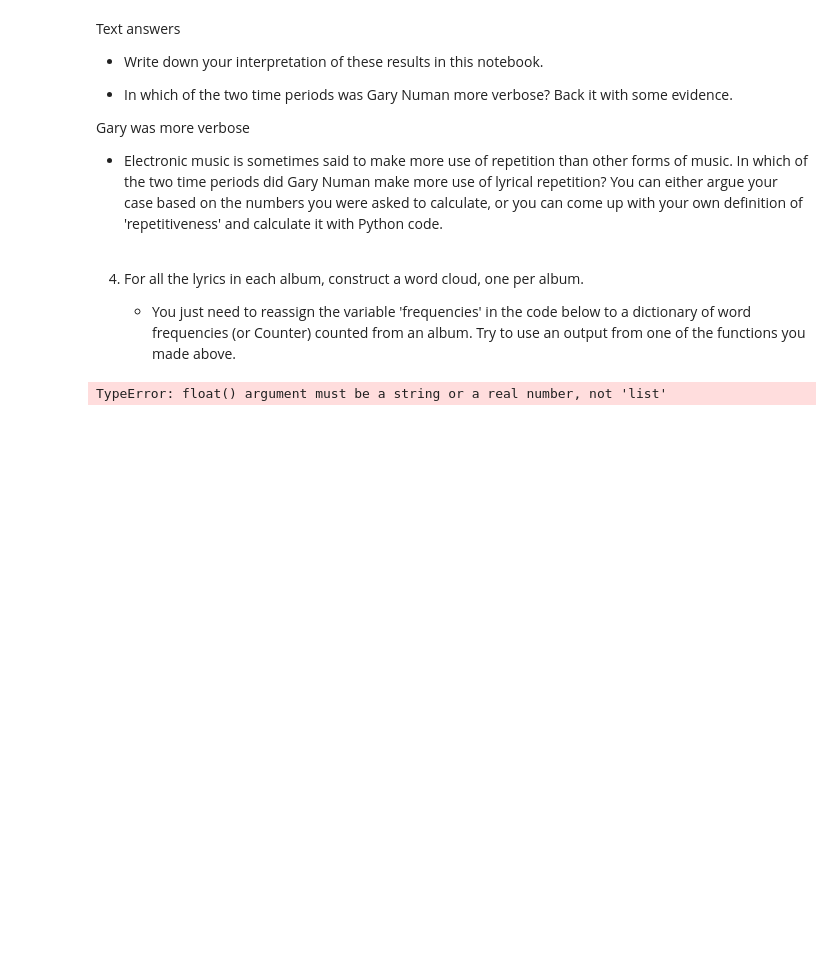
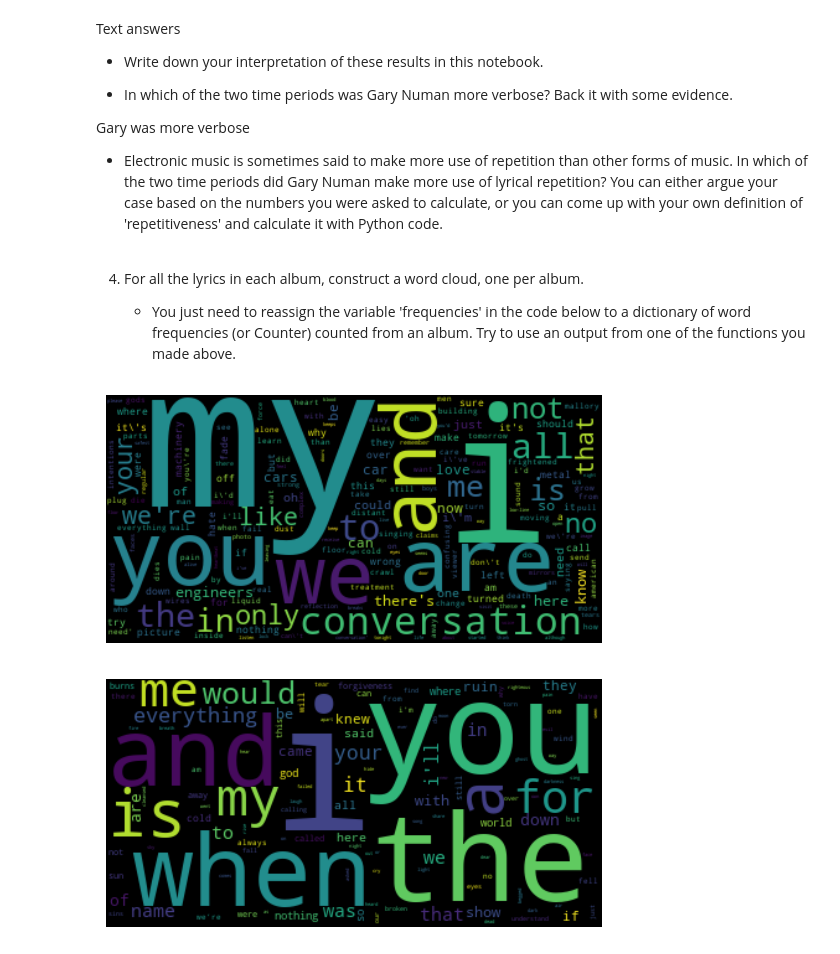
Before and after one commit to LeonardLehman/2023-coding-the-humanities, a Jupyter notebook: notebooks/assignments/CtH_MidtermAssignment_Leonards_Leimanis.ipynb, the cells around one changed output. Cells and saved outputs as stored; diff of their text form; code cells hidden in the pictures; blank space fills up the shorter version.

```diff
--- a/notebooks/assignments/CtH_MidtermAssignment_Leonards_Leimanis.ipynb
+++ b/notebooks/assignments/CtH_MidtermAssignment_Leonards_Leimanis.ipynb
@@ -759,19 +759,20 @@ Average word length in Cars: 3.54 characters
 # %%
 import matplotlib.pyplot as plt
 from wordcloud import WordCloud
 
 wordcloud_1979 = WordCloud()
-wordcloud_1979.generate_from_frequencies(frequencies=top_10_words_1979) #replace the string 'HERE!' with the relevant dictionary that contains your counts for the 1979 album
+wordcloud_1979.generate_from_frequencies(frequencies=word_counts_1979) #replace the string 'HERE!' with the relevant dictionary that contains your counts for the 1979 album
 plt.figure()
 plt.imshow(wordcloud_1979, interpolation="bilinear")
 plt.axis("off")
 plt.show()
 
 wordcloud_2017 = WordCloud()
-wordcloud_2017.generate_from_frequencies(frequencies=top_10_words_2017) #replace the string 'HERE!' with the relevant dictionary that contains your counts for the 2017 album
+wordcloud_2017.generate_from_frequencies(frequencies=word_counts_2017) #replace the string 'HERE!' with the relevant dictionary that contains your counts for the 2017 album
 plt.figure()
 plt.imshow(wordcloud_2017, interpolation="bilinear")
 plt.axis("off")
 plt.show()
 # %% [output]
-TypeError: float() argument must be a string or a real number, not 'list'
+[figure, added]
+[figure, added]
```
Also changed, not shown: parts of 1 cell of this notebook, 1 other file.
